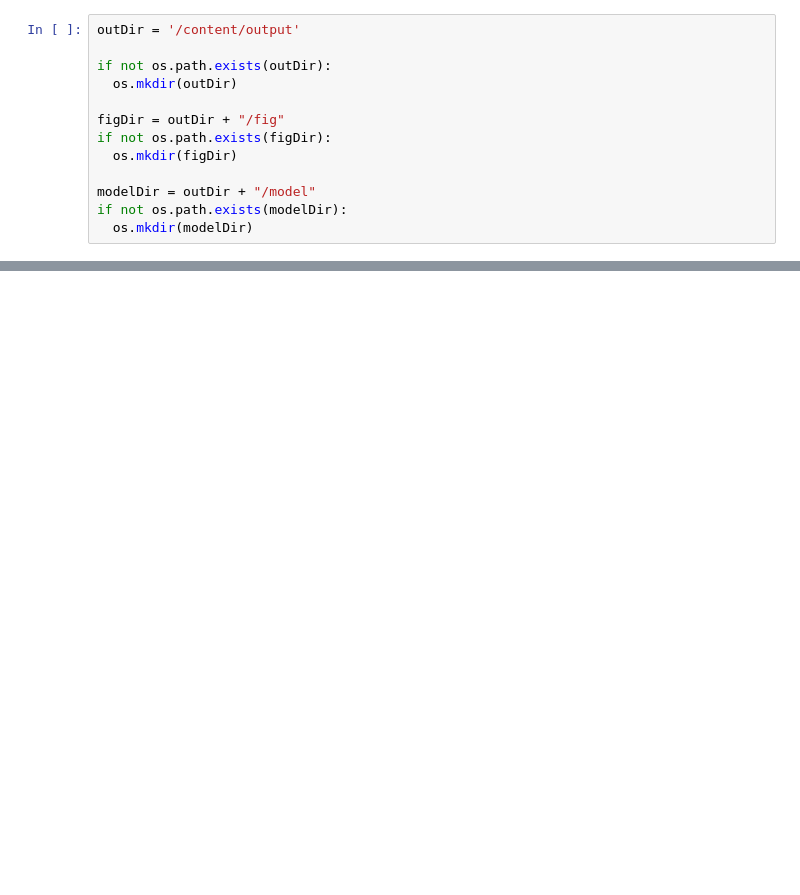
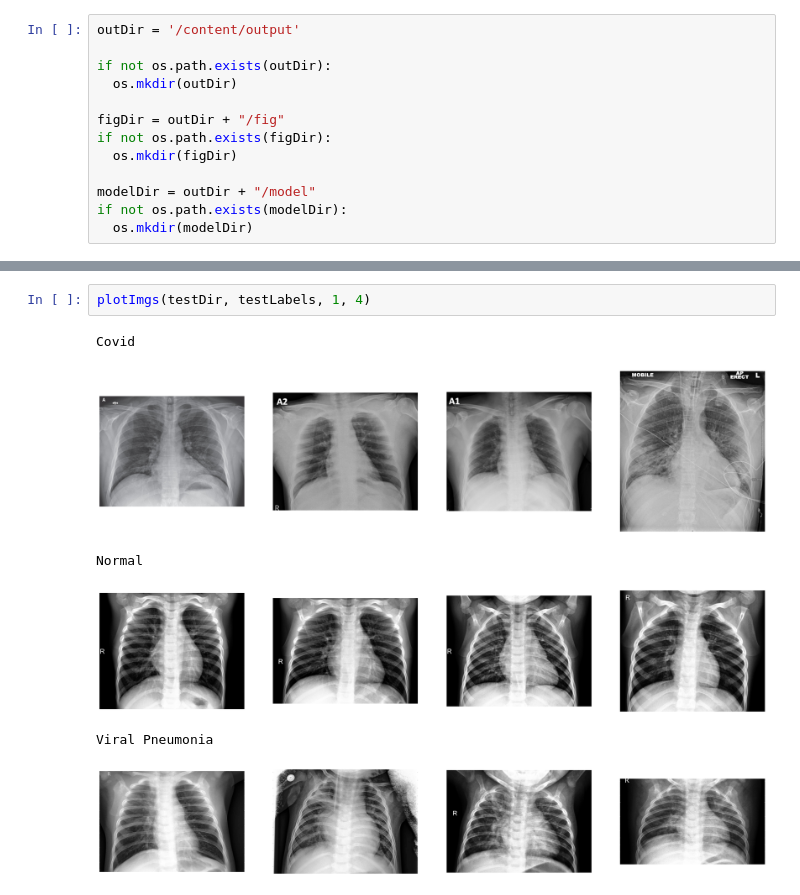
Before and after one commit to pinilDissanayaka/COVID-19-Detection-from-Chest-X-rays, a Jupyter notebook: code/Notebook1.ipynb, the cells around one changed output, grey strips where cells are left out. Saved outputs shown, nothing was run; the diff lists cells and outputs as text; blank space fills up the shorter version.

```diff
--- a/code/Notebook1.ipynb
+++ b/code/Notebook1.ipynb
@@ -102,0 +149,9 @@ if not os.path.exists(modelDir):
+# %%
+plotImgs(testDir, testLabels, 1, 4)
+# %% [output]
+Covid
+[figure, added]
+Normal
+[figure, added]
+Viral Pneumonia
+[figure, added]
```
Also changed, not shown: parts of 12 cells of this notebook.
